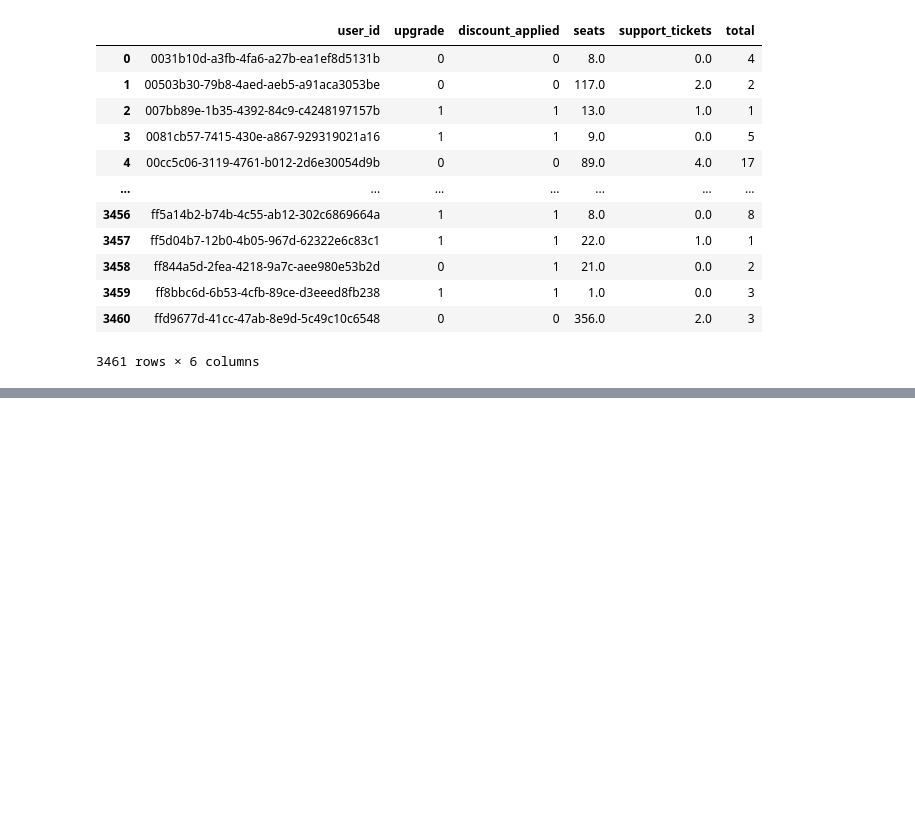
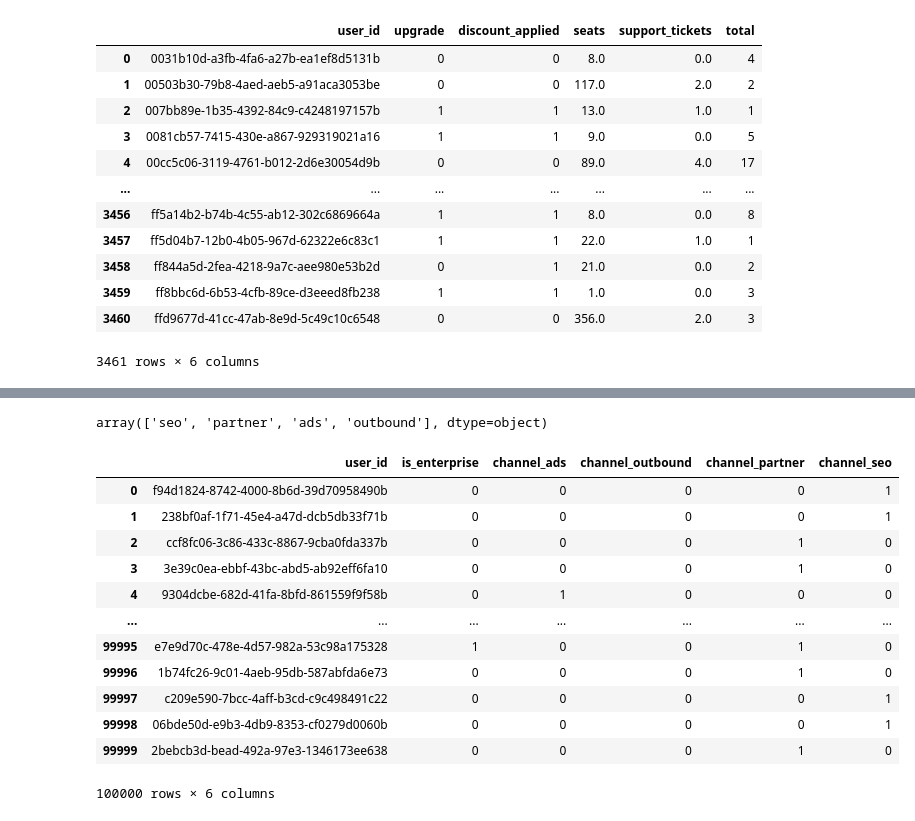
Before and after one commit to maw312/DataSoc-X-Atlassian-Datathon, a Jupyter notebook: Notebooks/billingEDA.ipynb, the cells around one changed output, grey strips where cells are left out. Drawn from its saved outputs; the diff is of its cells as text; code cells hidden in the pictures; blank space fills up the shorter version.

```diff
--- a/Notebooks/billingEDA.ipynb
+++ b/Notebooks/billingEDA.ipynb
@@ -1260,0 +1280,32 @@ usersRaw
+# %%
+usersRaw['acquisition_channel'].unique()
+# %% [output]
+array(['seo', 'partner', 'ads', 'outbound'], dtype=object)
+# %%
+dummies = pd.get_dummies(usersRaw['acquisition_channel'], prefix='channel')
+usersRaw = pd.concat([usersRaw, dummies], axis=1)
+# %%
+usersRaw['channel_ads'] = usersRaw['channel_ads'].astype(int)
+usersRaw['channel_outbound'] = usersRaw['channel_outbound'].astype(int)
+usersRaw['channel_partner'] = usersRaw['channel_partner'].astype(int)
+usersRaw['channel_seo'] = usersRaw['channel_seo'].astype(int)
+# %%
+usersRaw = usersRaw.drop('acquisition_channel', axis = 1)
+# %%
+usersRawmerge = usersRaw.drop(usersRaw.columns[1:6], axis=1)
+# %%
+usersRawmerge
+# %% [output]
+|  | user_id | is_enterprise | channel_ads | channel_outbound | channel_partner | channel_seo |
+| 0 | f94d1824-8742-4000-8b6d-39d70958490b | 0 | 0 | 0 | 0 | 1 |
+| 1 | 238bf0af-1f71-45e4-a47d-dcb5db33f71b | 0 | 0 | 0 | 0 | 1 |
+| 2 | ccf8fc06-3c86-433c-8867-9cba0fda337b | 0 | 0 | 0 | 1 | 0 |
+| 3 | 3e39c0ea-ebbf-43bc-abd5-ab92eff6fa10 | 0 | 0 | 0 | 1 | 0 |
+| 4 | 9304dcbe-682d-41fa-8bfd-861559f9f58b | 0 | 1 | 0 | 0 | 0 |
+| ... | ... | ... | ... | ... | ... | ... |
+| 99995 | e7e9d70c-478e-4d57-982a-53c98a175328 | 1 | 0 | 0 | 1 | 0 |
+| 99996 | 1b74fc26-9c01-4aeb-95db-587abfda6e73 | 0 | 0 | 0 | 1 | 0 |
+| 99997 | c209e590-7bcc-4aff-b3cd-c9c498491c22 | 0 | 0 | 0 | 0 | 1 |
+| 99998 | 06bde50d-e9b3-4db9-8353-cf0279d0060b | 0 | 0 | 0 | 0 | 1 |
+| 99999 | 2bebcb3d-bead-492a-97e3-1346173ee638 | 0 | 0 | 0 | 1 | 0 |
+100000 rows × 6 columns
```
Also changed, not shown: parts of 8 cells of this notebook, 3 other files.
